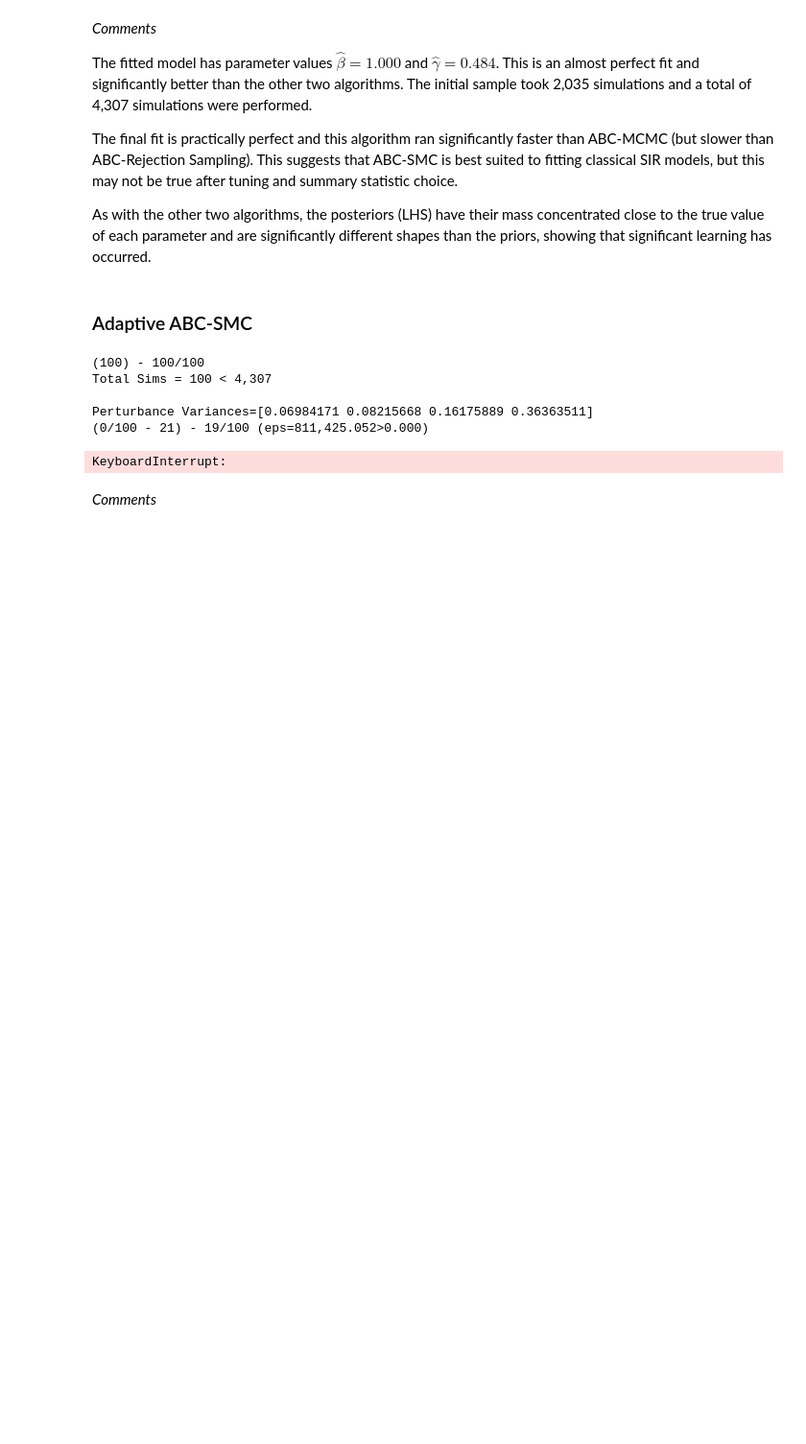
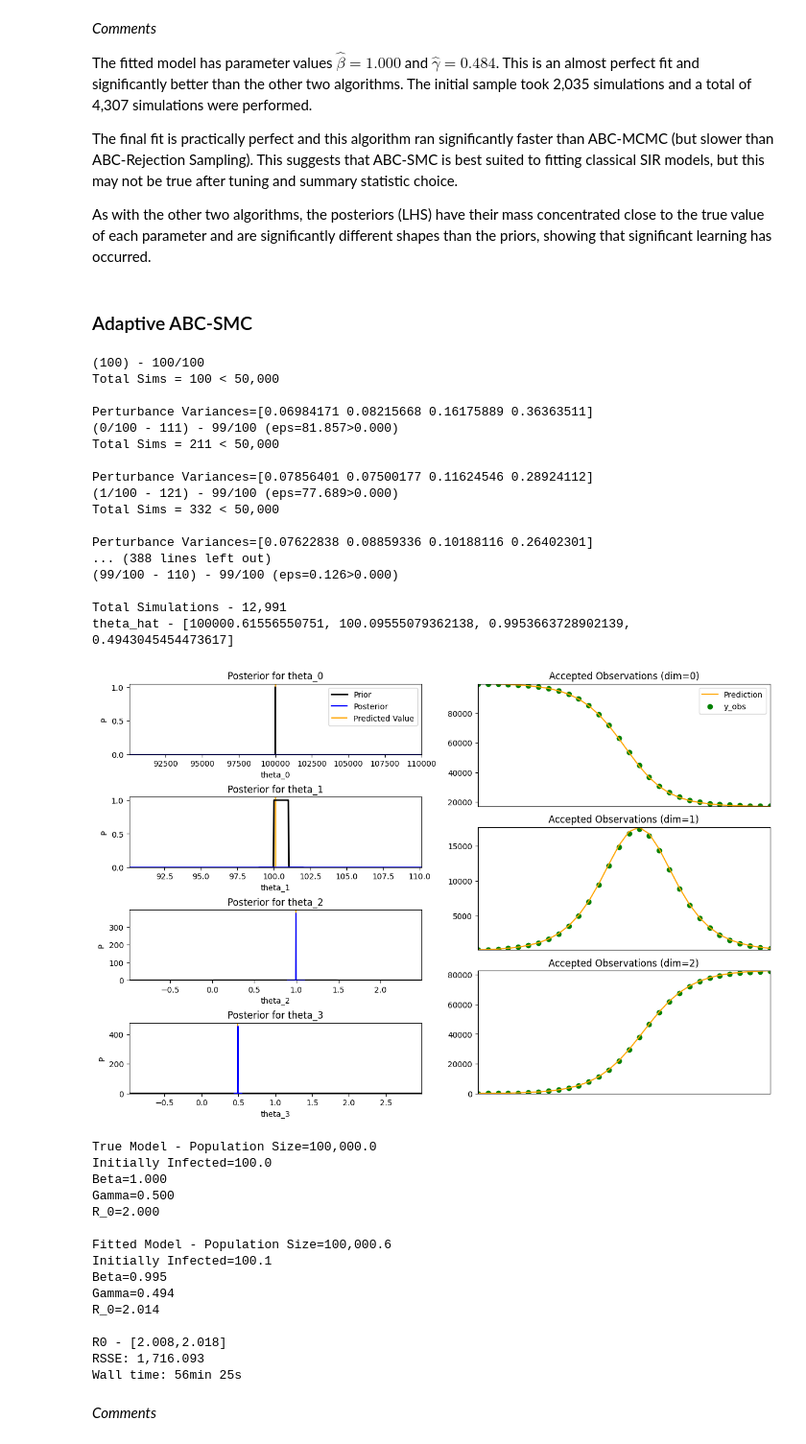
Before and after one commit to dajhutchinson/bayesian-modelling-of-epidemic-events, a Jupyter notebook: Code/SIR_Notebook.ipynb, the cells around one changed output. Shown at 96% size. Cells and saved outputs as stored; diff of their text form; code cells hidden in the pictures; blank space fills up the shorter version.

```diff
--- a/Code/SIR_Notebook.ipynb
+++ b/Code/SIR_Notebook.ipynb
@@ -309,26 +326,54 @@ As with the other two algorithms, the posteriors (LHS) have their mass concentra
 # %%
 %%time
 # ABC-SMC
 np.random.seed(16111998) # Fix random seed
 sir_priors=[stats.uniform(100000,1),stats.uniform(100,1),stats.uniform(0,1.5),stats.uniform(0,2)]
 
 fitted_model,accepted_params=ABC.adaptive_abc_smc(n_obs=30,y_obs=sir_model.observe(),fitting_model=sir_model.copy([1,1,1,1]),priors=sir_priors,
-    max_steps=100,sample_size=100,max_simulations=4307,
-    acceptance_kernel=ABC.uniform_kernel,alpha=.9)
+    max_steps=100,sample_size=100,max_simulations=50000,
+    acceptance_kernel=ABC.uniform_kernel,alpha=.9,distance_measure=ABC.log_l2_norm)
 
 print("True Model - {}\n".format(sir_model))
 print("Fitted Model - {}\n".format(fitted_model))
 
 # 90% CI for R0 value
 r0_estimate=estimate_r0(accepted_params)
 print("R0 - [{:.3f},{:.3f}]".format(r0_estimate[0],r0_estimate[1]))
+print("RSSE: {:,.3f}".format(ABC.two_d_rsse(fitted_model.observe(),sir_model.observe(),ln=True)))
 # %% [output]
 (100) - 100/100
-Total Sims = 100 < 4,307
+Total Sims = 100 < 50,000
 
 Perturbance Variances=[0.06984171 0.08215668 0.16175889 0.36363511]
-(0/100 - 21) - 19/100 (eps=811,425.052>0.000)
+(0/100 - 111) - 99/100 (eps=81.857>0.000)
+Total Sims = 211 < 50,000
+
+Perturbance Variances=[0.07856401 0.07500177 0.11624546 0.28924112]
+(1/100 - 121) - 99/100 (eps=77.689>0.000)
+Total Sims = 332 < 50,000
+
+Perturbance Variances=[0.07622838 0.08859336 0.10188116 0.26402301]
+... (388 lines left out)
+(99/100 - 110) - 99/100 (eps=0.126>0.000)
+
+Total Simulations - 12,991
+theta_hat - [100000.61556550751, 100.09555079362138, 0.9953663728902139, 0.4943045454473617]
+[figure, added]
-KeyboardInterrupt:
+True Model - Population Size=100,000.0
+Initially Infected=100.0
+Beta=1.000
+Gamma=0.500
+R_0=2.000
+
+Fitted Model - Population Size=100,000.6
+Initially Infected=100.1
+Beta=0.995
+Gamma=0.494
+R_0=2.014
+
+R0 - [2.008,2.018]
+RSSE: 1,716.093
+Wall time: 56min 25s
 # %% [markdown]
 *Comments*
 # %% [markdown]
```
Also changed, not shown: parts of 6 cells of this notebook, 5 other files.
